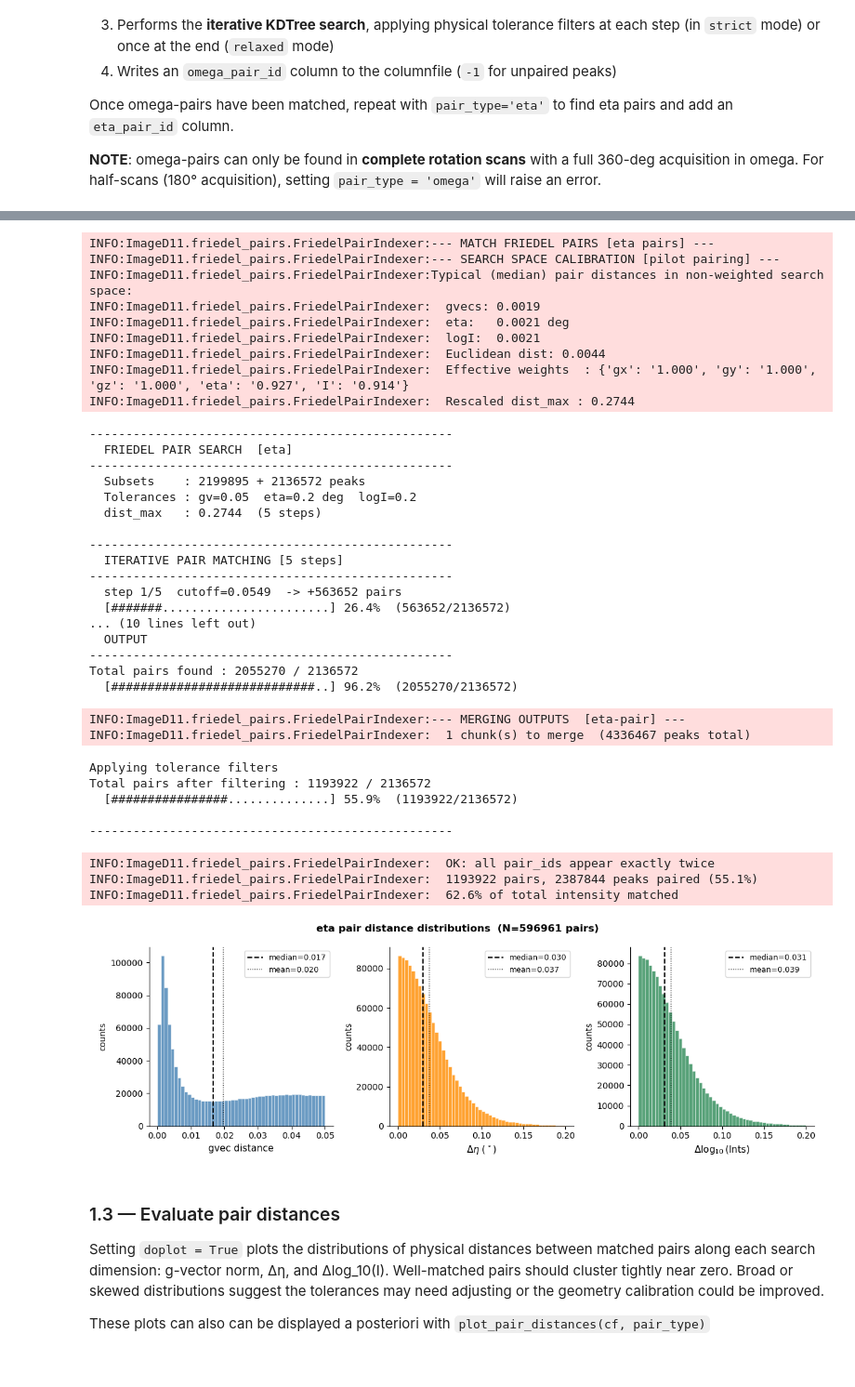
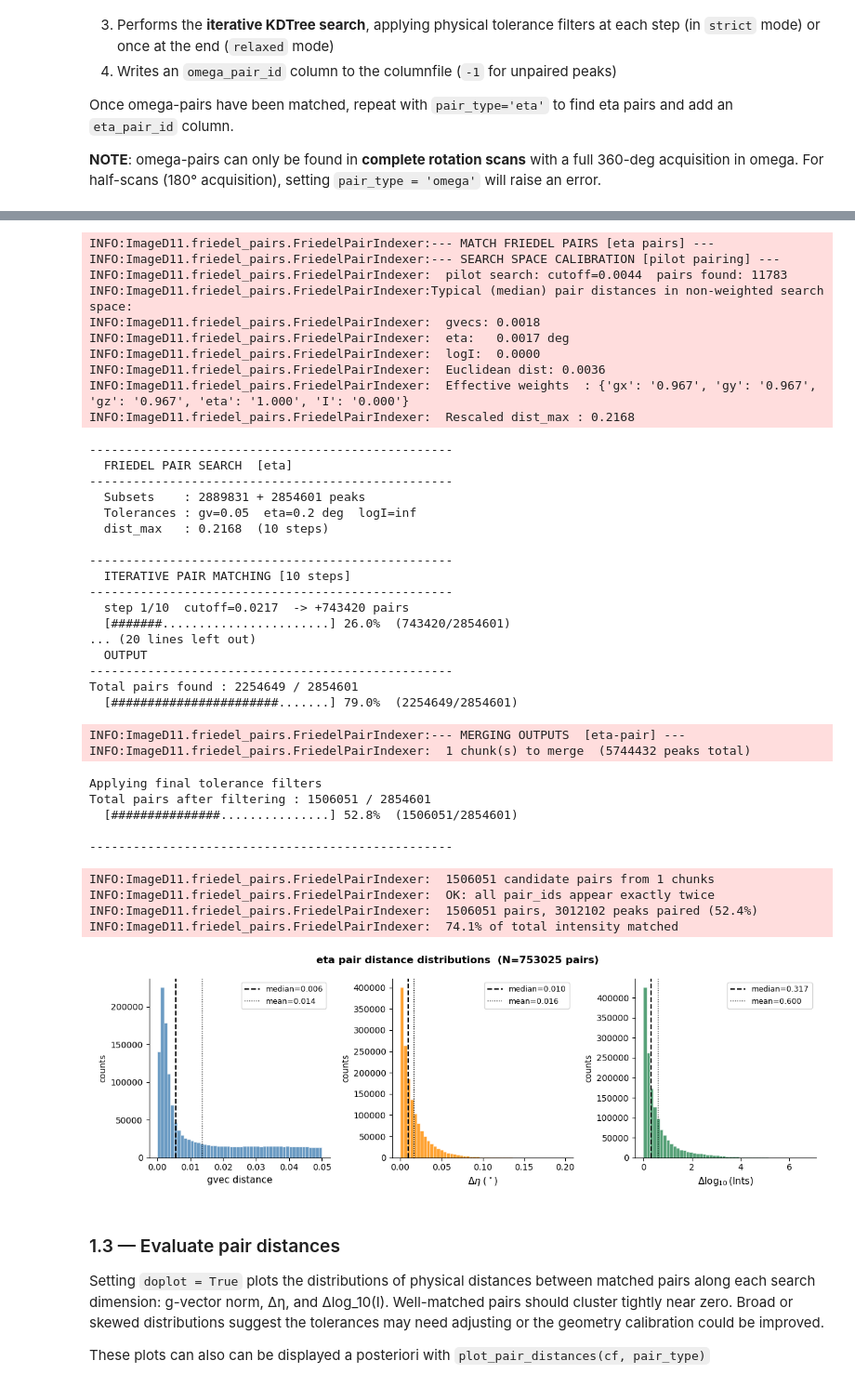
Before and after one commit to FABLE-3DXRD/ImageD11, a Jupyter notebook: ImageD11/nbGui/match_friedel_pairs.ipynb, the cells around one changed output, grey strips where cells are left out. Shown at 93% size. Saved outputs shown, nothing was run; the diff lists cells and outputs as text; code cells hidden in the pictures.

```diff
--- a/ImageD11/nbGui/match_friedel_pairs.ipynb
+++ b/ImageD11/nbGui/match_friedel_pairs.ipynb
@@ -77,10 +77,10 @@ logging.basicConfig(level=logging.INFO)
 # Datasets examples
 
 # WG: Westerly Granite | ~5mmx2.5mm chunk, 50µm voxels, 360° acq. | quartz, feldspars, biotite, Fe-oxides. peaks_2D only
-dset_path = '/data/id11/inhouse2/test_data_3DXRD/S3DXRD/full_360_deg_scans/WG/WG_DT360Z5480/WG_DT360Z5480_dataset.h5'
+#dset_path = '/data/id11/inhouse2/test_data_3DXRD/S3DXRD/full_360_deg_scans/WG/WG_DT360Z5480/WG_DT360Z5480_dataset.h5'
 
 # C18A_01: metamorphic rock (quartz + garnet) | 1x2mm chunk, 360° acq on central ROI on central ROI (800µm diam.), 7.5 µm voxels.
-#dset_path = '/data/id11/inhouse2/test_data_3DXRD/S3DXRD/full_360_deg_scans/C18A_01/C18A_01_z180/C18A_01_z180_dataset.h5'
+dset_path = '/data/id11/inhouse2/test_data_3DXRD/S3DXRD/full_360_deg_scans/C18A_01/C18A_01_z180/C18A_01_z180_dataset.h5'
 
 # FeAu: Iron-gold sample. 180° acquisition
 #dset_path = '/data/id11/inhouse2/test_data_3DXRD/S3DXRD/FeAu/PROCESSED_DATA/20250320/tomo_route/FeAu_0p5_tR_nscope/FeAu_0p5_tR_nscope_top_200um/FeAu_0p5_tR_nscope_top_200um_dataset.h5'
@@ -141,9 +146,9 @@ An optional `weights` dict lets you emphasise or suppress individual dimensions
 FPIndexer = fp.FriedelPairIndexer(cf_4d, ds,
                                    tol_gv=0.05,
                                    tol_eta=0.2,
-                                   tol_logI=0.2,
-                                   n_steps=5,
-                                   weights = None)
+                                   tol_logI=np.inf,
+                                   n_steps=10,
+                                   weights = {'I':1e-5})
 # %% [markdown]
 #### 1.2 — Match omega pairs
 
@@ -204,47 +207,50 @@ INFO:ImageD11.friedel_pairs.FriedelPairIndexer:  62.4% of total intensity matche
 # %%
 # match eta pairs
 cf_paired = FPIndexer.match_friedel_pairs(pair_type='eta',
                                           drop_unpaired=False,
                                           filter_mode='relaxed',
-                                          doplot=True)
+                                          doplot=True,
+                                          timeout= 120)
 # %% [output]
 INFO:ImageD11.friedel_pairs.FriedelPairIndexer:--- MATCH FRIEDEL PAIRS [eta pairs] ---
 INFO:ImageD11.friedel_pairs.FriedelPairIndexer:--- SEARCH SPACE CALIBRATION [pilot pairing] ---
+INFO:ImageD11.friedel_pairs.FriedelPairIndexer:  pilot search: cutoff=0.0044  pairs found: 11783
 INFO:ImageD11.friedel_pairs.FriedelPairIndexer:Typical (median) pair distances in non-weighted search space:
-INFO:ImageD11.friedel_pairs.FriedelPairIndexer:  gvecs: 0.0019
-INFO:ImageD11.friedel_pairs.FriedelPairIndexer:  eta:   0.0021 deg
-INFO:ImageD11.friedel_pairs.FriedelPairIndexer:  logI:  0.0021
-INFO:ImageD11.friedel_pairs.FriedelPairIndexer:  Euclidean dist: 0.0044
-INFO:ImageD11.friedel_pairs.FriedelPairIndexer:  Effective weights  : {'gx': '1.000', 'gy': '1.000', 'gz': '1.000', 'eta': '0.927', 'I': '0.914'}
-INFO:ImageD11.friedel_pairs.FriedelPairIndexer:  Rescaled dist_max : 0.2744
+INFO:ImageD11.friedel_pairs.FriedelPairIndexer:  gvecs: 0.0018
+INFO:ImageD11.friedel_pairs.FriedelPairIndexer:  eta:   0.0017 deg
+INFO:ImageD11.friedel_pairs.FriedelPairIndexer:  logI:  0.0000
+INFO:ImageD11.friedel_pairs.FriedelPairIndexer:  Euclidean dist: 0.0036
+INFO:ImageD11.friedel_pairs.FriedelPairIndexer:  Effective weights  : {'gx': '0.967', 'gy': '0.967', 'gz': '0.967', 'eta': '1.000', 'I': '0.000'}
+INFO:ImageD11.friedel_pairs.FriedelPairIndexer:  Rescaled dist_max : 0.2168
 --------------------------------------------------
   FRIEDEL PAIR SEARCH  [eta]
 --------------------------------------------------
-  Subsets    : 2199895 + 2136572 peaks
-  Tolerances : gv=0.05  eta=0.2 deg  logI=0.2
-  dist_max   : 0.2744  (5 steps)
+  Subsets    : 2889831 + 2854601 peaks
+  Tolerances : gv=0.05  eta=0.2 deg  logI=inf
+  dist_max   : 0.2168  (10 steps)
 
 --------------------------------------------------
-  ITERATIVE PAIR MATCHING [5 steps]
+  ITERATIVE PAIR MATCHING [10 steps]
 --------------------------------------------------
-  step 1/5  cutoff=0.0549  -> +563652 pairs
-  [#######.......................] 26.4%  (563652/2136572)
-... (10 lines left out)
+  step 1/10  cutoff=0.0217  -> +743420 pairs
+  [#######.......................] 26.0%  (743420/2854601)
+... (20 lines left out)
   OUTPUT
 --------------------------------------------------
-Total pairs found : 2055270 / 2136572
-  [############################..] 96.2%  (2055270/2136572)
+Total pairs found : 2254649 / 2854601
+  [#######################.......] 79.0%  (2254649/2854601)
 INFO:ImageD11.friedel_pairs.FriedelPairIndexer:--- MERGING OUTPUTS  [eta-pair] ---
-INFO:ImageD11.friedel_pairs.FriedelPairIndexer:  1 chunk(s) to merge  (4336467 peaks total)
+INFO:ImageD11.friedel_pairs.FriedelPairIndexer:  1 chunk(s) to merge  (5744432 peaks total)
-Applying tolerance filters
-Total pairs after filtering : 1193922 / 2136572
-  [################..............] 55.9%  (1193922/2136572)
+Applying final tolerance filters
+Total pairs after filtering : 1506051 / 2854601
+  [###############...............] 52.8%  (1506051/2854601)
 
 --------------------------------------------------
+INFO:ImageD11.friedel_pairs.FriedelPairIndexer:  1506051 candidate pairs from 1 chunks
 INFO:ImageD11.friedel_pairs.FriedelPairIndexer:  OK: all pair_ids appear exactly twice
-INFO:ImageD11.friedel_pairs.FriedelPairIndexer:  1193922 pairs, 2387844 peaks paired (55.1%)
-INFO:ImageD11.friedel_pairs.FriedelPairIndexer:  62.6% of total intensity matched
+INFO:ImageD11.friedel_pairs.FriedelPairIndexer:  1506051 pairs, 3012102 peaks paired (52.4%)
+INFO:ImageD11.friedel_pairs.FriedelPairIndexer:  74.1% of total intensity matched
-[figure, old version]
+[figure, new version]
 # %% [markdown]
 ### 1.3 — Evaluate pair distances
 
```
Also changed, not shown: parts of 22 cells of this notebook.
